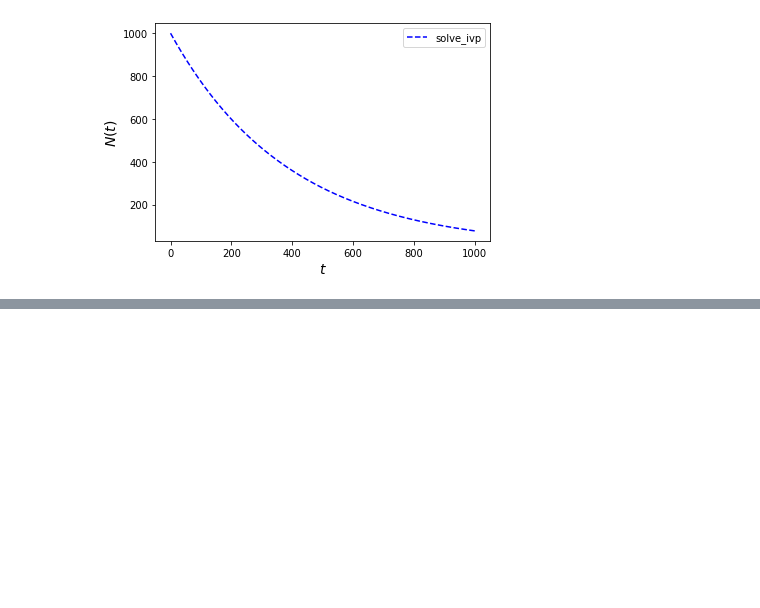
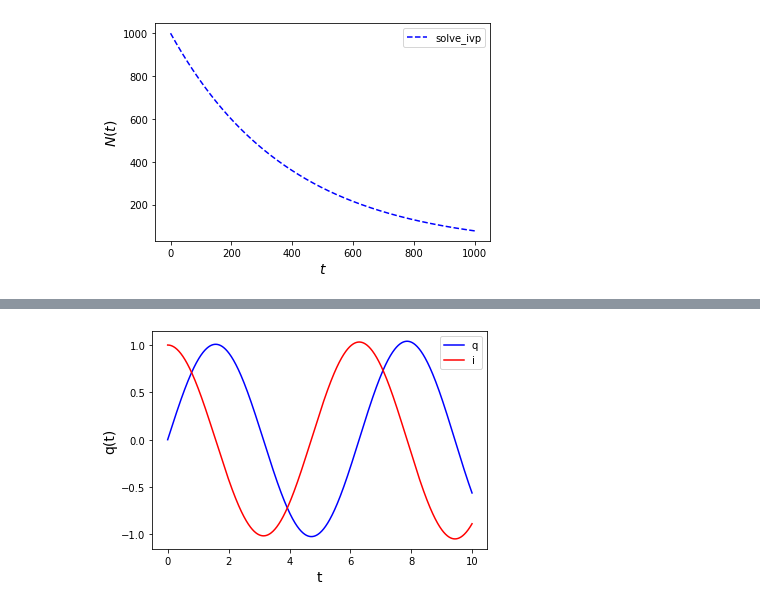
Before and after one commit to SubirSarkar2021/compulab.github.io, a Jupyter notebook: docs/sem3(2).ipynb, the cells around one changed output, grey strips where cells are left out. Cells and saved outputs as stored; diff of their text form; code cells hidden in the pictures; blank space fills up the shorter version.

```diff
--- a/docs/sem3(2).ipynb
+++ b/docs/sem3(2).ipynb
@@ -477,0 +595,37 @@ plt.show()
+# %%
+#Basic parameters
+L = 1
+C = 1
+
+# Discretizing time domain and creating array for 'q' for storing values
+t_init, t_final, step_size = 0, 10, 0.01
+t = np.arange(t_init, t_final, step_size)
+z = np.zeros((len(t),2))
+q0, i0 = 0, 1
+z[0] = [q0, i0]
+h = step_size
+
+# defining functions
+def model(z, t):
+    q, i = z
+    dq_dt = i
+    di_dt = -q/(L*C)
+    dz_dt = np.array([dq_dt, di_dt])
+    return dz_dt
+
+def euler(z,t, h):
+    z_new = z + model(z, t)*h
+    return z_new
+
+for i in range(len(t)-1):
+    z[i+1] = euler(z[i], t[i], h)
+q, i = z[:, 0], z[:, 1]
+
+plt.plot(t, q, 'b-', label='q')
+plt.plot(t, i, 'r-', label='i')
+plt.xlabel('t', fontsize=14)
+plt.ylabel('q(t)', fontsize=14)
+plt.legend()
+plt.show()
+# %% [output]
+[figure, added]
```
Also changed, not shown: parts of 43 cells of this notebook, 20 other files.
